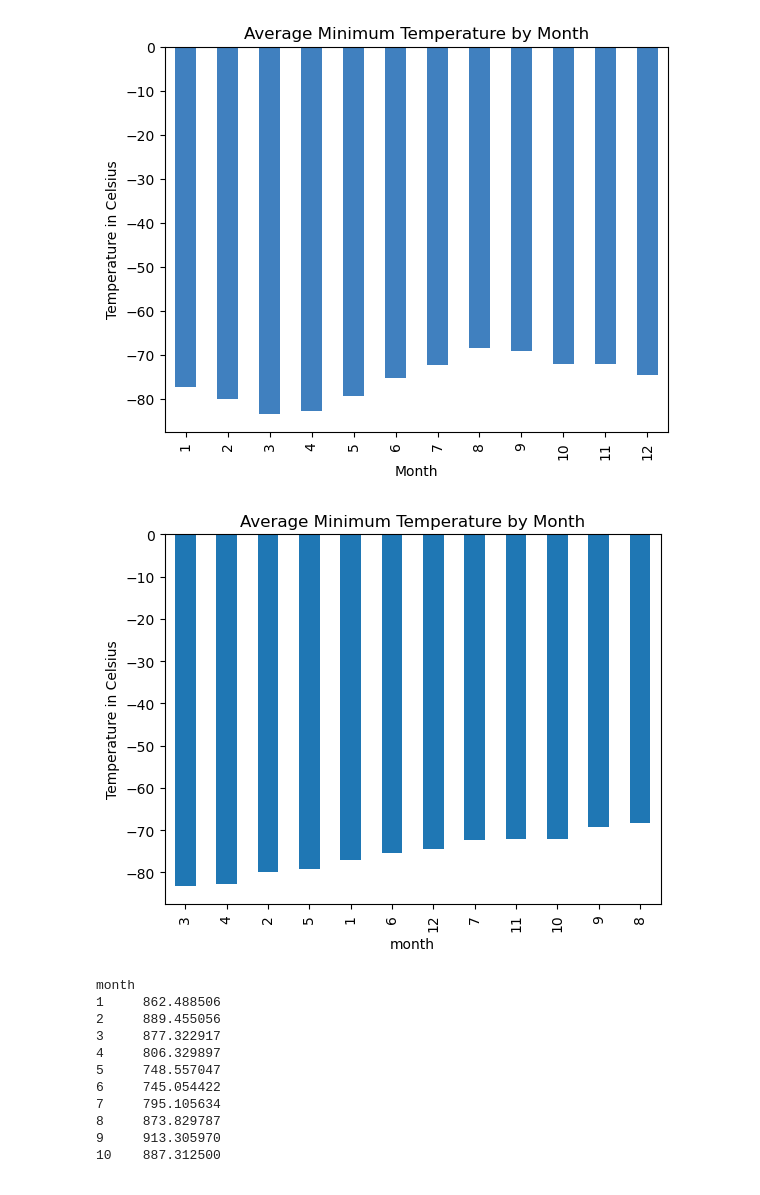
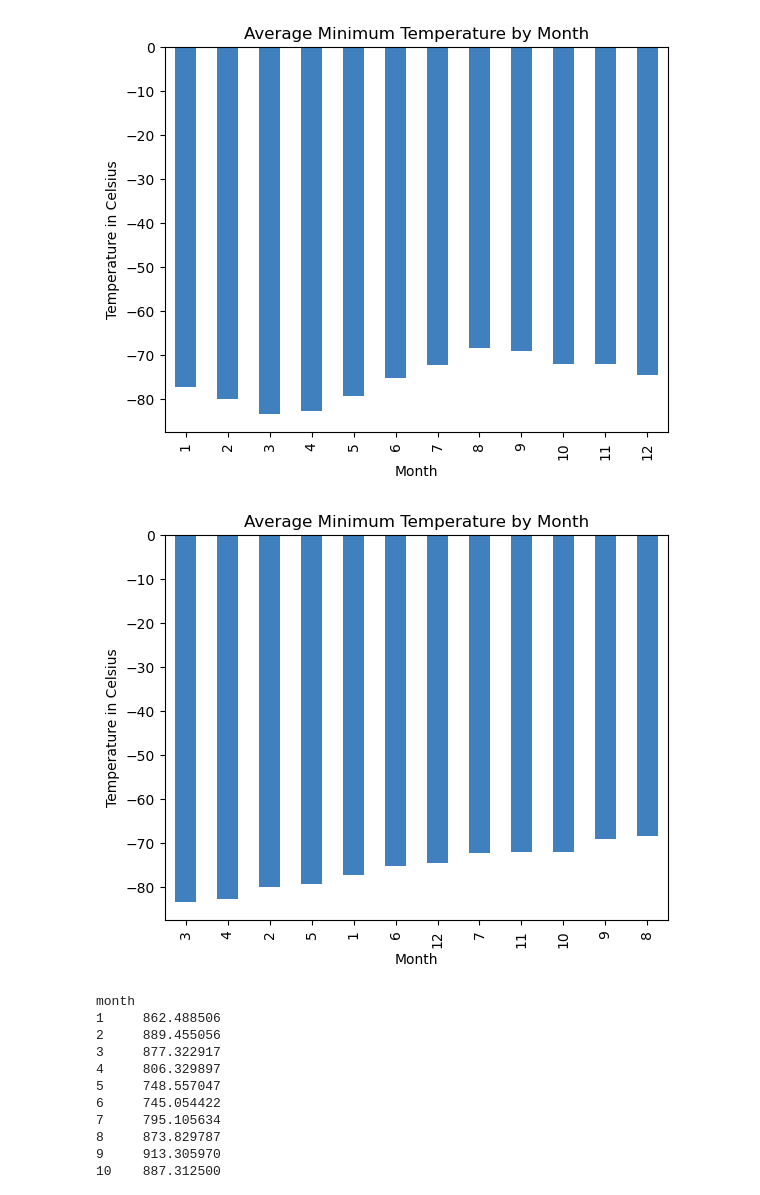
Before and after one commit to Ordannia/Scraping_Mars, a Jupyter notebook: Starter_Code/part_2_mars_weather.ipynb, the cells around one changed output. Cells and saved outputs as stored; diff of their text form; code cells hidden in the pictures.

```diff
--- a/Starter_Code/part_2_mars_weather.ipynb
+++ b/Starter_Code/part_2_mars_weather.ipynb
@@ -201,7 +183,15 @@ plt.show()
 [figure]
 # %%
 # Identify the coldest and hottest months in Curiosity's location by sorting the previous graph
+avg_min_temp_sorted = avg_min_temp_by_month.sort_values()
+
+plt.figure(figsize=(6.5, 5))
+avg_min_temp_sorted.plot(kind='bar', color='#4080bf')
+plt.title('Average Minimum Temperature by Month')
+plt.xlabel('Month')
+plt.ylabel('Temperature in Celsius')
+plt.show()
 # %% [output]
-[figure, old version]
+[figure, new version]
 # %%
 # 4. What is the average pressure by month?
```
Also changed, not shown: parts of 14 cells of this notebook, 2 other files.
